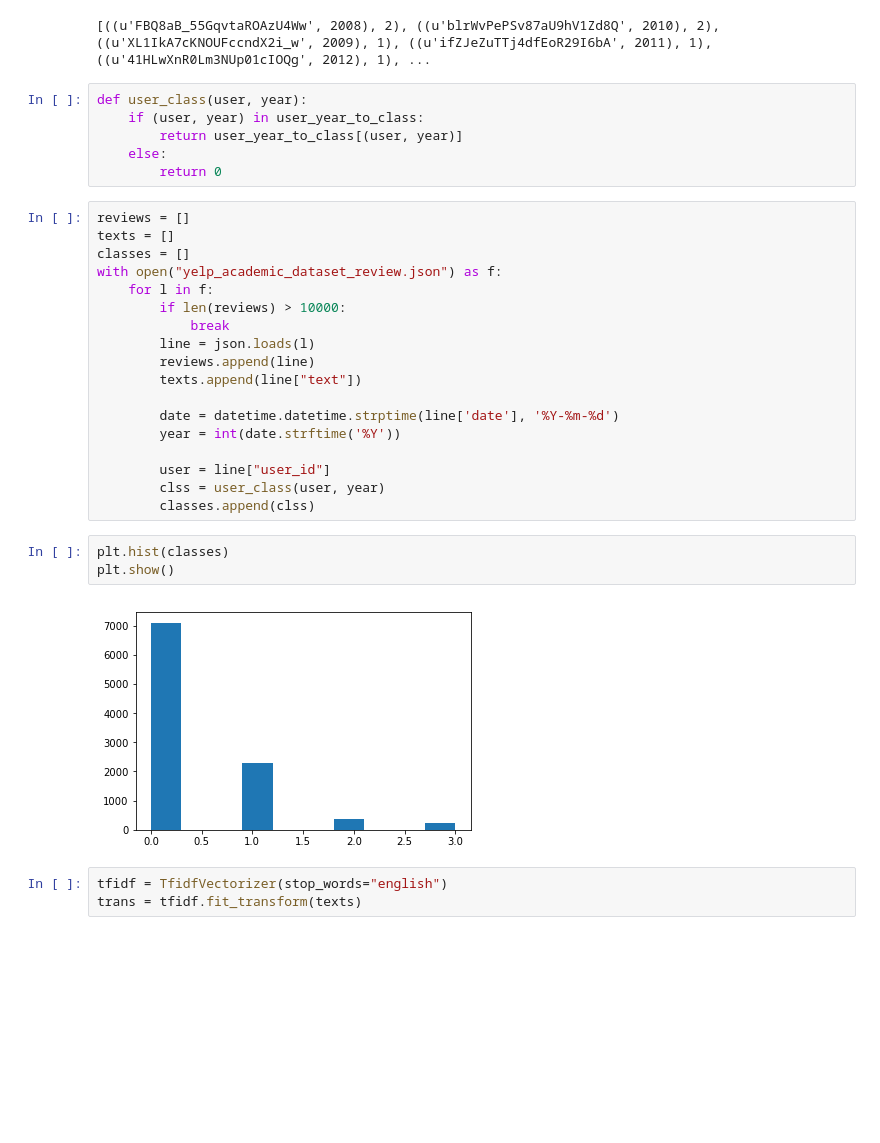
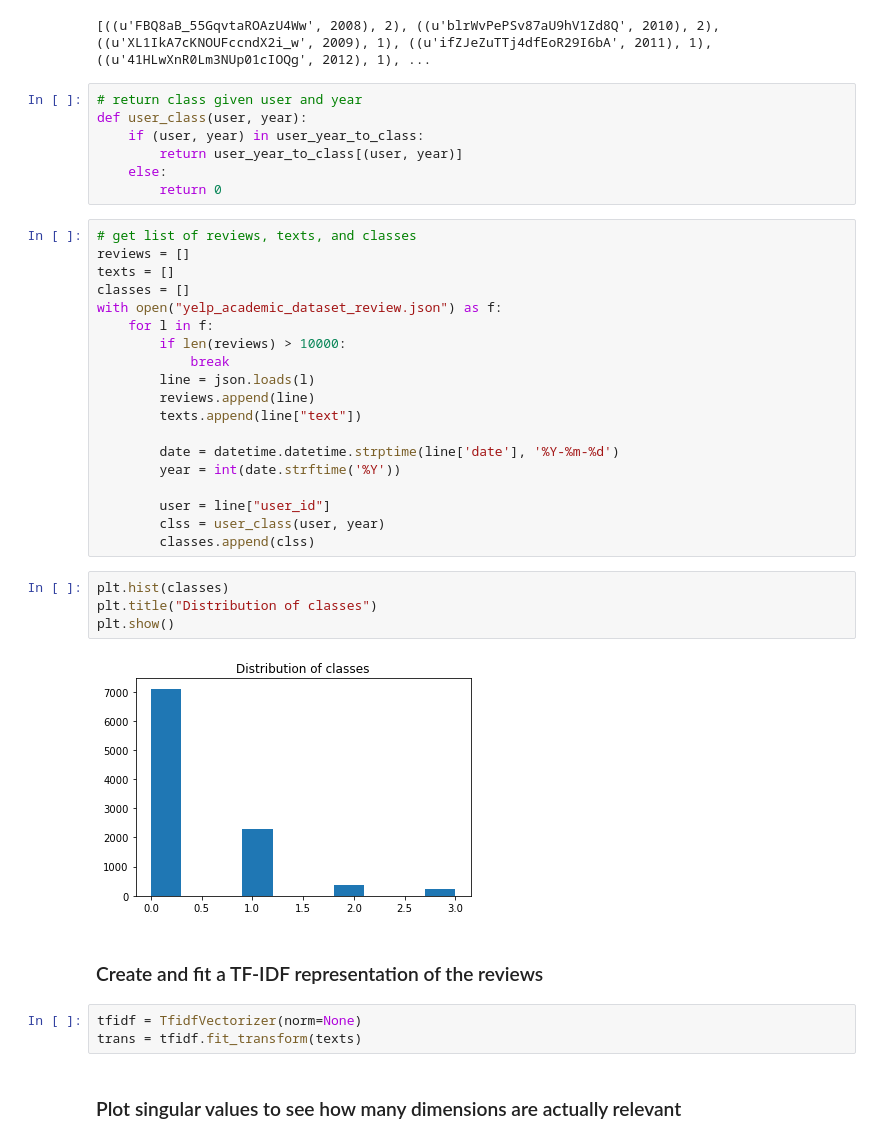
Before and after one commit to CornellDataScience/Yelp, a Jupyter notebook: salt-baes/Jason/nlp.ipynb, the cells around one changed output. Cells and saved outputs as stored; diff of their text form; blank space fills up the shorter version.

```diff
--- a/salt-baes/Jason/nlp.ipynb
+++ b/salt-baes/Jason/nlp.ipynb
@@ -30,12 +36,14 @@ print user_year_to_class.items()[:10]
 # %% [output]
 [((u'FBQ8aB_55GqvtaROAzU4Ww', 2008), 2), ((u'blrWvPePSv87aU9hV1Zd8Q', 2010), 2), ((u'XL1IkA7cKNOUFccndX2i_w', 2009), 1), ((u'ifZJeZuTTj4dfEoR29I6bA', 2011), 1), ((u'41HLwXnR0Lm3NUp01cIOQg', 2012), 1), ...
 # %%
+# return class given user and year
 def user_class(user, year):
     if (user, year) in user_year_to_class:
         return user_year_to_class[(user, year)]
     else:
         return 0
 # %%
+# get list of reviews, texts, and classes
 reviews = []
 texts = []
 classes = []
@@ -55,12 +63,17 @@ with open("yelp_academic_dataset_review.json") as f:
         classes.append(clss)
 # %%
 plt.hist(classes)
+plt.title("Distribution of classes")
 plt.show()
 # %% [output]
-[figure, old version]
+[figure, new version]
+# %% [markdown]
+### Create and fit a TF-IDF representation of the reviews
 # %%
-tfidf = TfidfVectorizer(stop_words="english")
+tfidf = TfidfVectorizer(norm=None)
 trans = tfidf.fit_transform(texts)
+# %% [markdown]
+### Plot singular values to see how many dimensions are actually relevant
 # %%
 test_kval = 100
 
```
Also changed, not shown: parts of 31 cells of this notebook, 29 other files.
